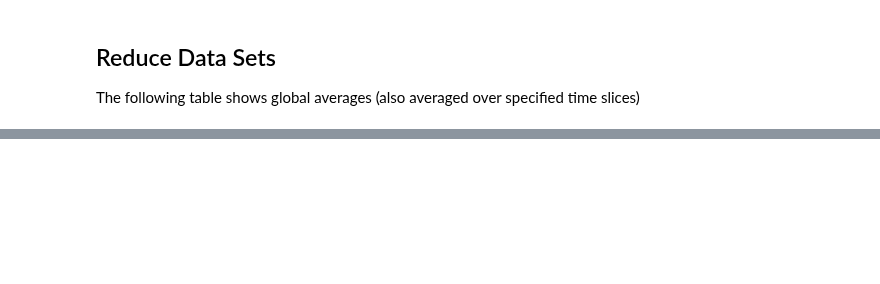
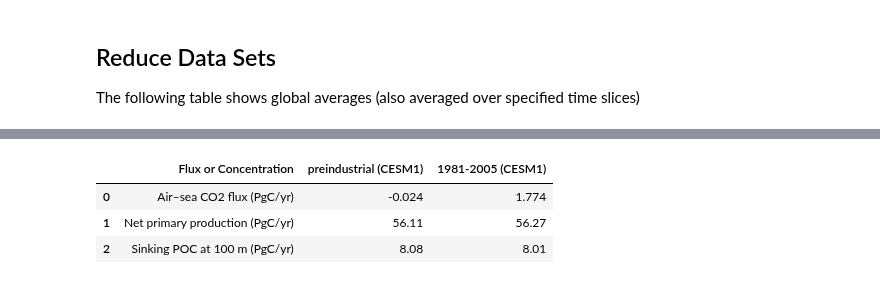
Before and after one commit to marbl-ecosys/cesm2-marbl, a Jupyter notebook: notebooks/Global Flux Table.ipynb, the cells around one changed output, grey strips where cells are left out. Cells and saved outputs as stored; diff of their text form; code cells hidden in the pictures; blank space fills up the shorter version.

```diff
--- a/notebooks/Global Flux Table.ipynb
+++ b/notebooks/Global Flux Table.ipynb
@@ -432,19 +475,23 @@ Wall time: 10min 20s
 The following table shows global averages (also averaged over specified time slices)
 # %%
 # Define final units
+PgC_per_year = 'PgC/yr'
+TgN_per_year = 'TgN/yr'
+uM = 'uM'
+
 final_units = dict()
-final_units['photoC_TOT_zint'] = 'PgC/year'
-final_units['photoC_diat_zint'] = 'PgC/year'
-final_units['POC_FLUX_100m'] = 'PgC/year'
-final_units['CaCO3_FLUX_100m'] = 'PgC/year'
-final_units['diaz_Nfix'] = 'TgN/year'
-final_units['NOx_FLUX'] = 'TgN/year'
-final_units['NHy_FLUX'] = 'TgN/year'
-final_units['DENITRIF'] = 'TgN/year'
-final_units['SedDenitrif'] = 'TgN/year'
-final_units['DON_RIV_FLUX'] = 'TgN/year'
-final_units['DONr_RIV_FLUX'] = 'TgN/year'
-final_units['FG_CO2'] = 'PgC/year'
+final_units['photoC_TOT_zint'] = PgC_per_year
+final_units['photoC_diat_zint'] = PgC_per_year
+final_units['POC_FLUX_100m'] = PgC_per_year
+final_units['CaCO3_FLUX_100m'] = PgC_per_year
+final_units['diaz_Nfix'] = TgN_per_year
+final_units['NOx_FLUX'] = TgN_per_year
+final_units['NHy_FLUX'] = TgN_per_year
+final_units['DENITRIF'] = TgN_per_year
+final_units['SedDenitrif'] = TgN_per_year
+final_units['DON_RIV_FLUX'] = TgN_per_year
+final_units['DONr_RIV_FLUX'] = TgN_per_year
+final_units['FG_CO2'] = PgC_per_year
 final_units['O2'] = 'uM'
 final_units['O2_under_5uM'] = 'Pm * m^2'
 final_units['O2_under_20uM'] = 'Pm * m^2'
@@ -715,0 +721,12 @@ pd.DataFrame(table_dict)
+# %%
+# Keith L's table
+# NPP numbers are higher than in his table because we use full depth, not top 100m
+
+rounding[CO2_key] = 3
+rounding[NPP_key] = 2
+pd.DataFrame(make_table([CO2_key, NPP_key, POC_key], ['cesm1_PI', 'cesm1_hist']))
+# %% [output]
+|  | Flux or Concentration | preindustrial (CESM1) | 1981-2005 (CESM1) |
+| 0 | Air–sea CO2 flux (PgC/yr) | -0.024 | 1.774 |
+| 1 | Net primary production (PgC/yr) | 56.11 | 56.27 |
+| 2 | Sinking POC at 100 m (PgC/yr) | 8.08 | 8.01 |
```
Also changed, not shown: parts of 17 cells of this notebook.
